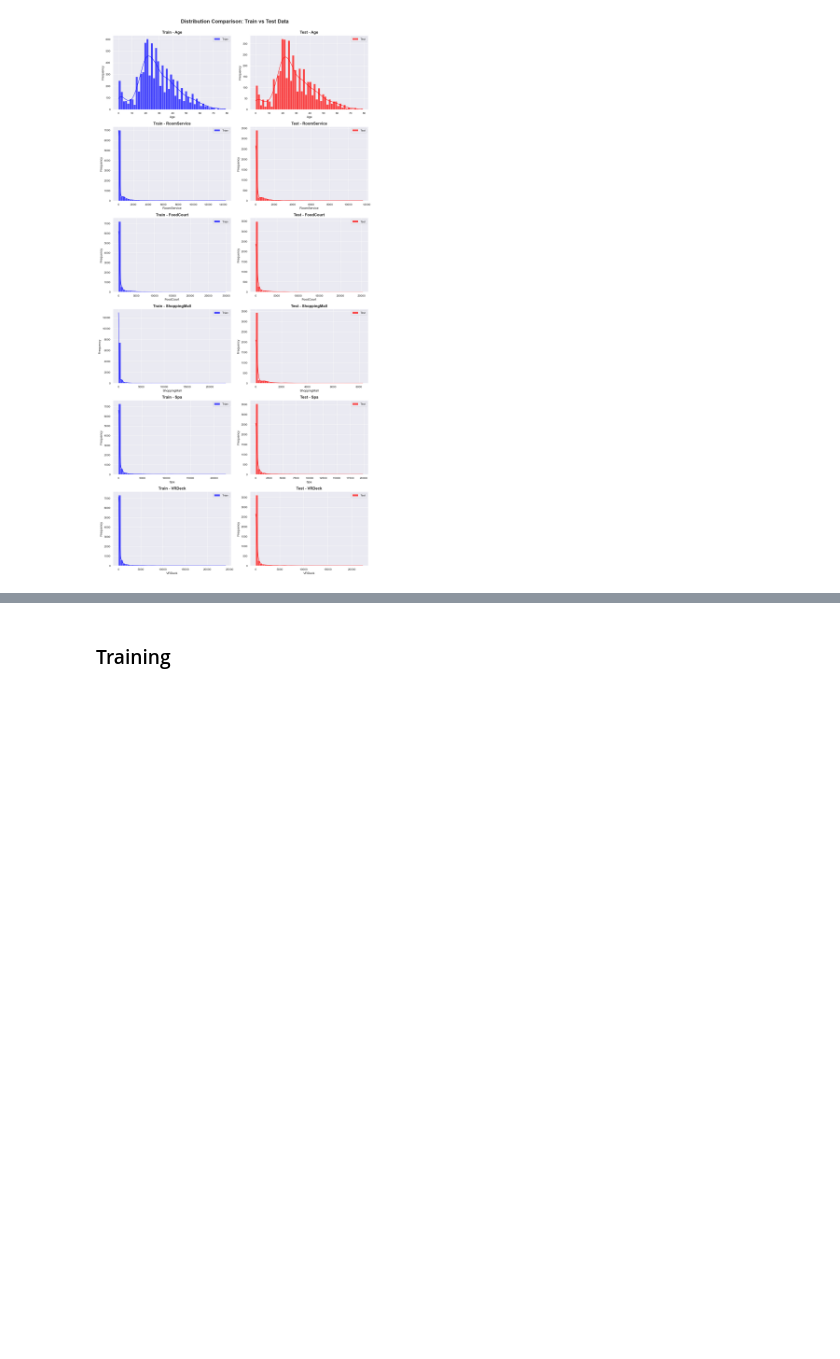
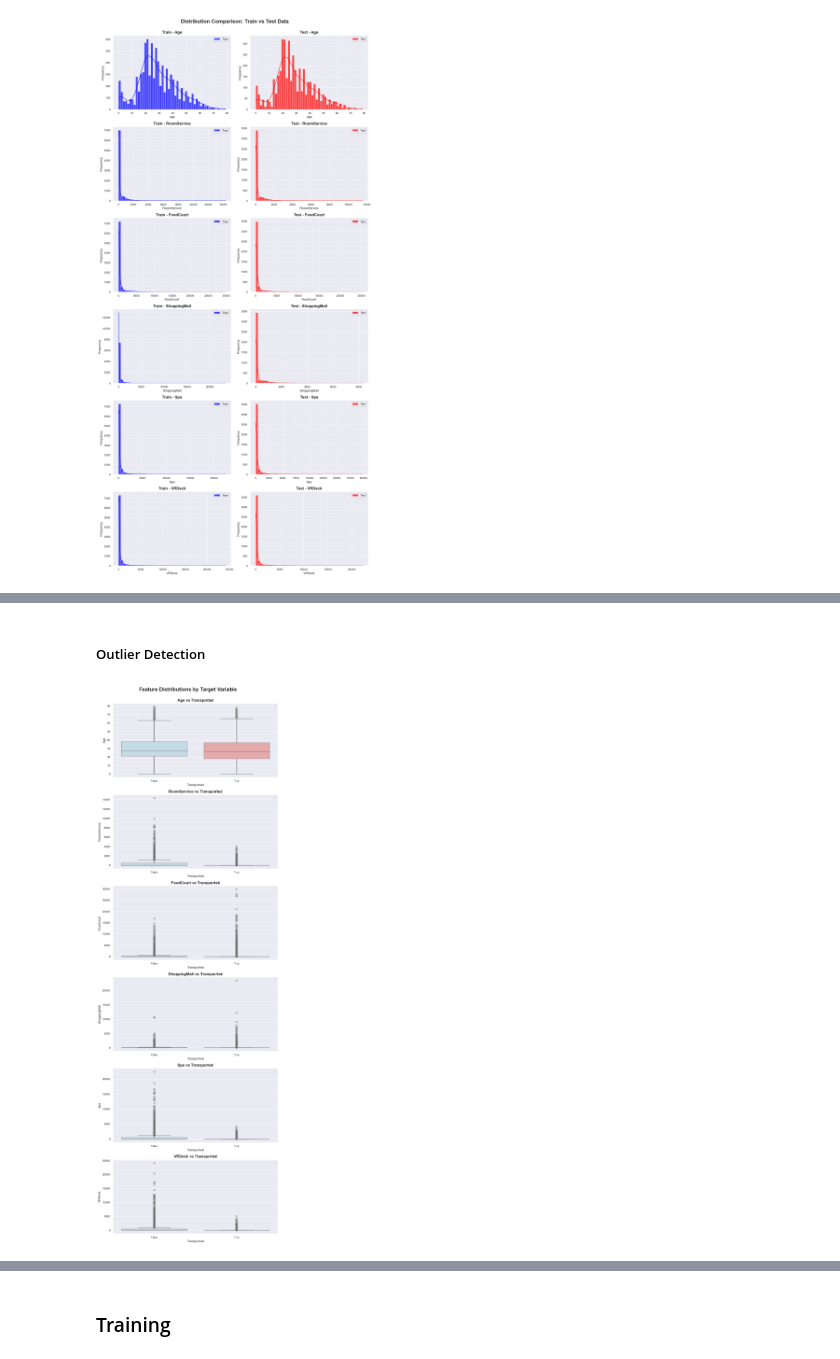
Before and after one commit to RMDS-GroupProject/spaceship_titanic, a Jupyter notebook: impute_missing_values.ipynb, the cells around one changed output, grey strips where cells are left out. Cells and saved outputs as stored; diff of their text form; code cells hidden in the pictures; blank space fills up the shorter version.

Commit message:
numerical feature

```diff
--- a/impute_missing_values.ipynb
+++ b/impute_missing_values.ipynb
@@ -550,0 +655,26 @@ plt.show()
+# %% [markdown]
+##### Outlier Detection
+# %%
+# Create subplots: rows = number of numerical features, 1 columns
+fig, axs = plt.subplots(len(numerical_features), 1,
+                        figsize=(8, 4*len(numerical_features)))
+
+# Loop through each numerical feature to create distribution plots
+for i, col in enumerate(numerical_features):
+    # Create boxplot with the numerical col and transported
+    sns.boxplot(data=train_data, x="Transported", y=col, ax=axs[i],
+                palette=["lightblue", "lightcoral"],
+                boxprops={"alpha": 0.7},
+                whiskerprops={"linewidth": 1.5})
+    axs[i].set_title(f"{col} vs Transported", fontweight="bold", fontsize=12)
+    axs[i].legend()
+
+# Add overall title to the figure
+fig.suptitle("Feature Distributions by Target Variable",
+             fontsize=16, fontweight="bold", y=1)
+plt.tight_layout()
+plt.savefig(os.path.join(image_save_path,
+                         "Feature Distributions by Target Variable.png"), bbox_inches="tight")
+plt.show()
+# %% [output]
+[figure, added]
```
Also changed, not shown: parts of 28 cells of this notebook.
